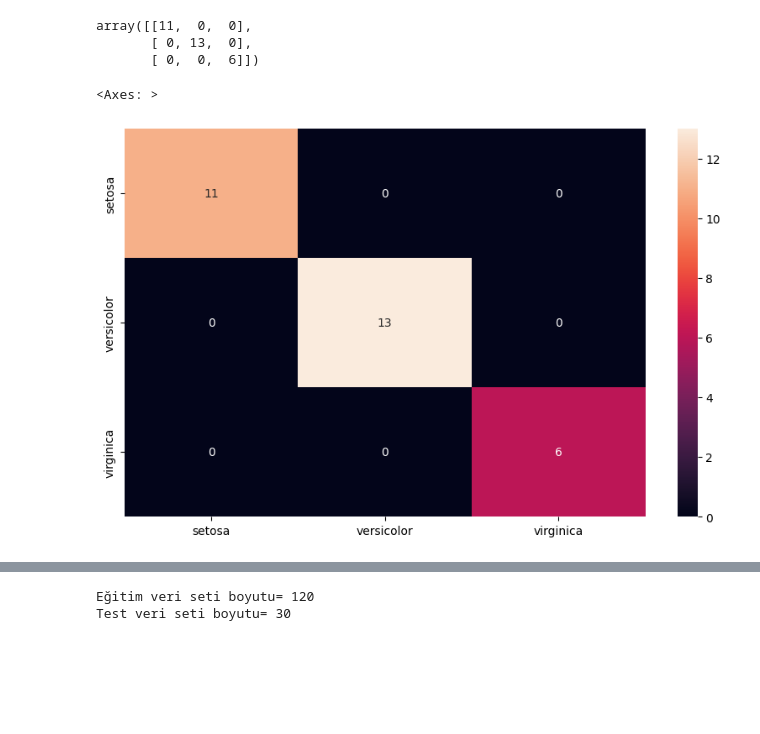
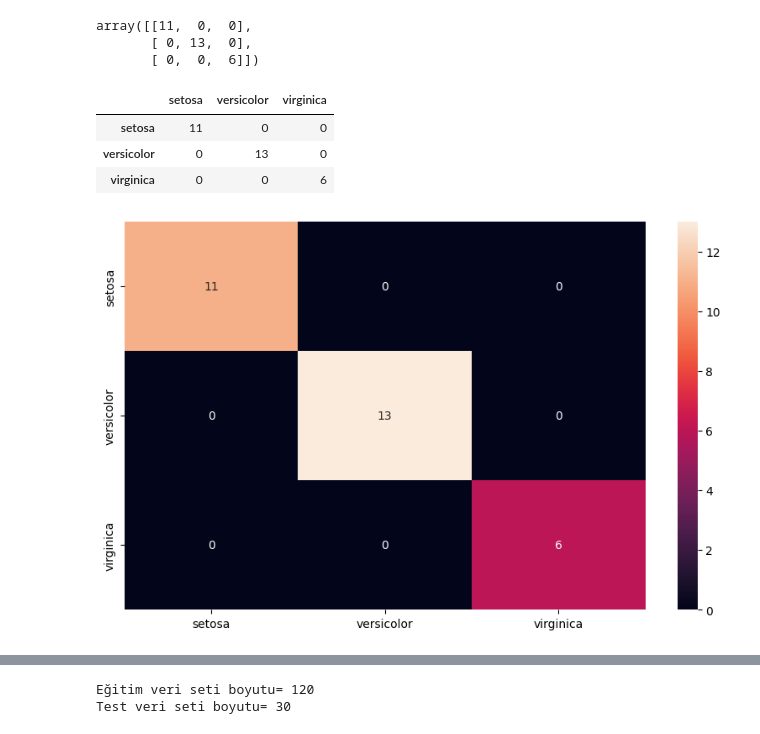
Before and after one commit to MuhammetOzturk/Deneyap-Yapay-Zeka_Egitim, a Jupyter notebook: Hafta2/Deneyap Egitim 2. Hafta.ipynb, the cells around one changed output, grey strips where cells are left out. Cells and saved outputs as stored; diff of their text form; code cells hidden in the pictures; blank space fills up the shorter version.

```diff
--- a/Hafta2/Deneyap Egitim 2. Hafta.ipynb
+++ b/Hafta2/Deneyap Egitim 2. Hafta.ipynb
@@ -222,12 +207,16 @@ array([[11,  0,  0],
 # %%
 import seaborn as sns
 import pandas as pd
 import matplotlib.pyplot as plt
 index = ['setosa','versicolor','virginica']
 columns = ['setosa','versicolor','virginica']
 hata_goster = pd.DataFrame(hata_matrisi,columns,index)
 plt.figure(figsize=(10,6))
 sns.heatmap(hata_goster, annot=True)
+hata_goster
 # %% [output]
-<Axes: >
+|  | setosa | versicolor | virginica |
+| setosa | 11 | 0 | 0 |
+| versicolor | 0 | 13 | 0 |
+| virginica | 0 | 0 | 6 |
 [figure]
```
Also changed, not shown: parts of 6 cells of this notebook.
